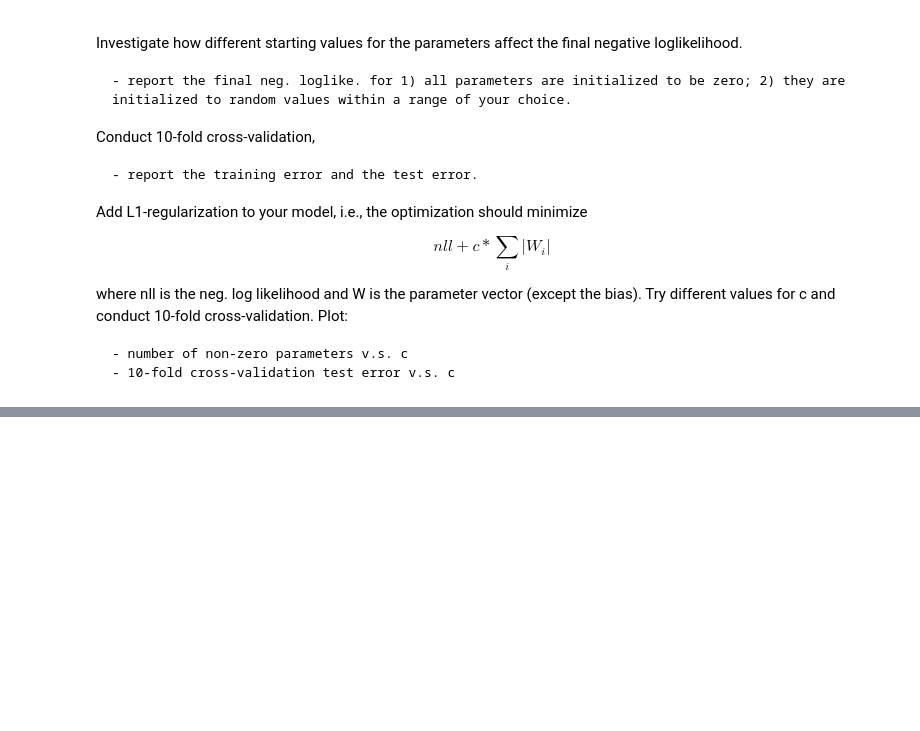
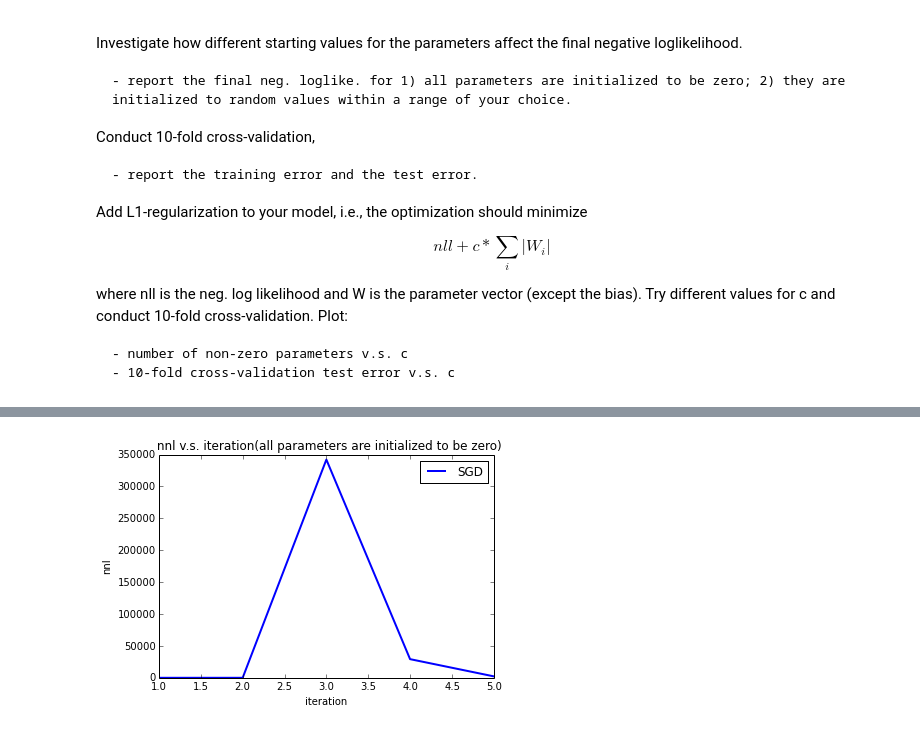
Before and after one commit to monadyn/experiments, a Jupyter notebook: deeplearn/HW1_1.ipynb, the cells around one changed output, grey strips where cells are left out. Cells and saved outputs as stored; diff of their text form; code cells hidden in the pictures; blank space fills up the shorter version.

```diff
--- a/deeplearn/HW1_1.ipynb
+++ b/deeplearn/HW1_1.ipynb
@@ -191,0 +230,50 @@ and conduct 10-fold cross-validation. Plot:
+# %%
+# all parameters are initialized to be zero;
+x = T.matrix("x")
+y = T.matrix("y")
+
+w = theano.shared(np.zeros((n_genes,1)), name="w")
+#w = theano.shared(rng.randn(n_genes), name="w")
+
+# initialize the bias term
+b = theano.shared(0., name="b")
+
+l = T.dot(x, w) + b
+p = T.nnet.sigmoid(l)
+nnl = T.mean(-y * T.log(p) - (1-y) * T.log(1-p))
+
+gw, gb = T.grad(nnl, [w, b])
+
+
+# Compile
+learning_rate = 1e-2  #0.1  # #
+updates = [(w, w - learning_rate * gw), (b, b - learning_rate * gb)]
+
+index = T.lscalar()
+train_model = theano.function(
+    inputs=[index],
+    outputs=nnl,
+    updates=updates,
+    givens={
+        x: train_set_x[index * batch_size: (index + 1) * batch_size],
+        y: train_set_y[index * batch_size: (index + 1) * batch_size]
+        }
+)
+
+# Train
+training_steps = np.arange(1, 50)
+nnls = np.zeros(len(training_steps))
+for i, d in enumerate(training_steps):
+    err = train_model(i)
+    nnls[i] = np.mean(err)
+#print nnls
+
+plt.title(' nnl v.s. iteration(all parameters are initialized to be zero)')
+pl.plot(training_steps, nnls, lw=2, label = 'SGD')
+pl.legend()
+pl.xlabel('iteration')
+pl.ylabel('nnl')
+
+pl.show()
+# %% [output]
+[figure, added]
```
Also changed, not shown: parts of 9 cells of this notebook, 6 other files.
